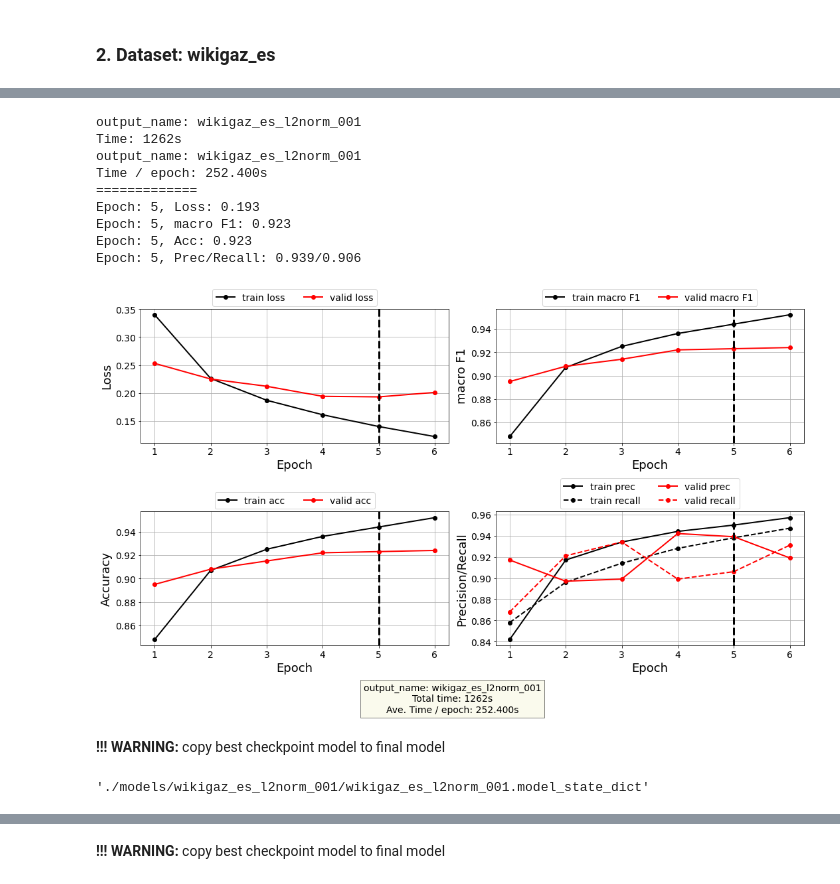
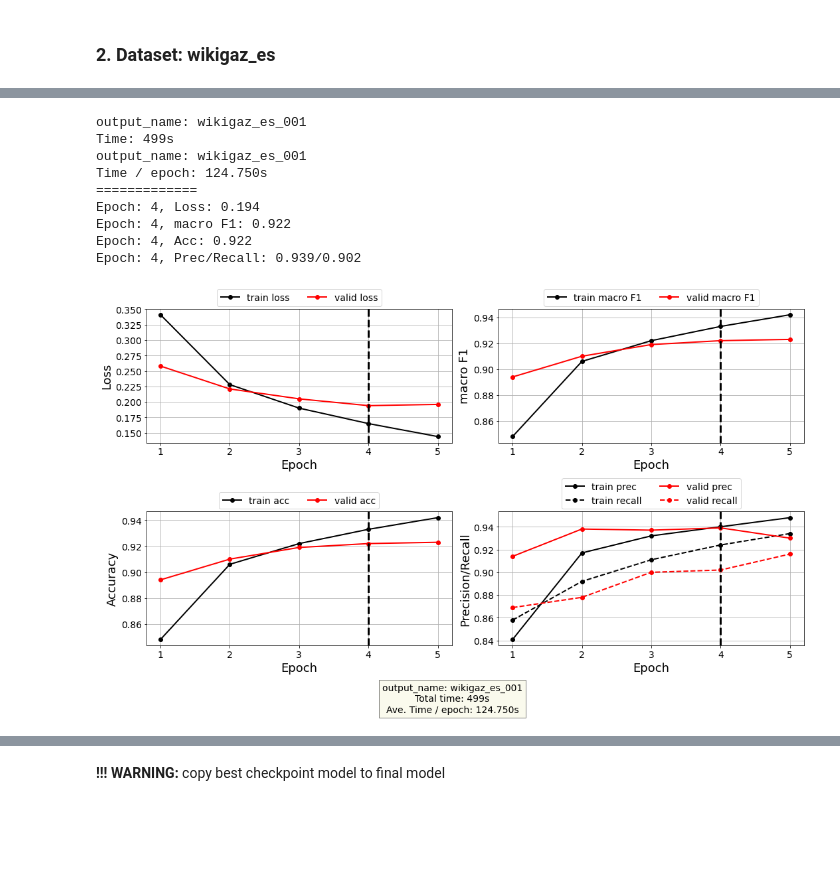
Before and after one commit to Living-with-machines/LwM_SIGSPATIAL2020_ToponymMatching, a Jupyter notebook: experiments/Toponym_Matching_Experiments.ipynb, the cells around one changed output, grey strips where cells are left out. Drawn from its saved outputs; the diff is of its cells as text; code cells hidden in the pictures; blank space fills up the shorter version.

```diff
--- a/experiments/Toponym_Matching_Experiments.ipynb
+++ b/experiments/Toponym_Matching_Experiments.ipynb
@@ -67,17 +137,15 @@ if not Path('./models/wikigaz_es_l2norm_001').is_dir():
 # %%
 # plot log file
-plot_log(path2log="./models/wikigaz_es_l2norm_001/log.txt",
-         output_name="wikigaz_es_l2norm_001")
+plot_log(path2log="./models/wikigaz_es_001/log.txt",
+         output_name="wikigaz_es_001")
 # %% [output]
-output_name: wikigaz_es_l2norm_001
-Time: 1262s
-output_name: wikigaz_es_l2norm_001
-Time / epoch: 252.400s
+output_name: wikigaz_es_001
+Time: 499s
+output_name: wikigaz_es_001
+Time / epoch: 124.750s
 =============
-Epoch: 5, Loss: 0.193
-Epoch: 5, macro F1: 0.923
-Epoch: 5, Acc: 0.923
-Epoch: 5, Prec/Recall: 0.939/0.906
+Epoch: 4, Loss: 0.194
+Epoch: 4, macro F1: 0.922
+Epoch: 4, Acc: 0.922
+Epoch: 4, Prec/Recall: 0.939/0.902
-[figure, old version]
+[figure, new version]
-# %% [markdown]
-**!!! WARNING:** copy best checkpoint model to final model
@@ -86,5 +151,0 @@ best_checkpoint = "checkpoint00005"
-# %%
-copyfile("./models/wikigaz_es_l2norm_001/" + best_checkpoint + ".model", "./models/wikigaz_es_l2norm_001/wikigaz_es_l2norm_001.model")
-copyfile("./models/wikigaz_es_l2norm_001/" + best_checkpoint + ".model_state_dict", "./models/wikigaz_es_l2norm_001/wikigaz_es_l2norm_001.model_state_dict")
-# %% [output]
-'./models/wikigaz_es_l2norm_001/wikigaz_es_l2norm_001.model_state_dict'
```
Also changed, not shown: parts of 28 cells of this notebook, 4 other files.
